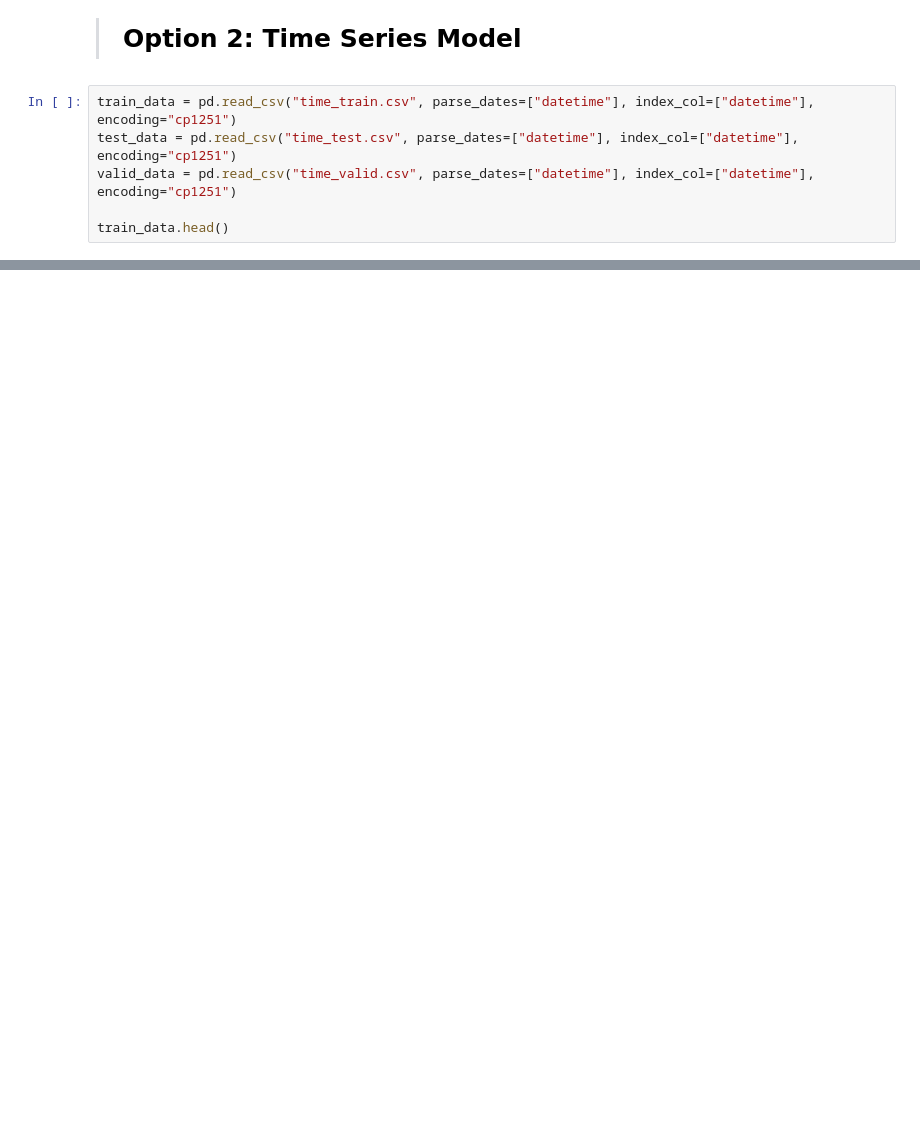
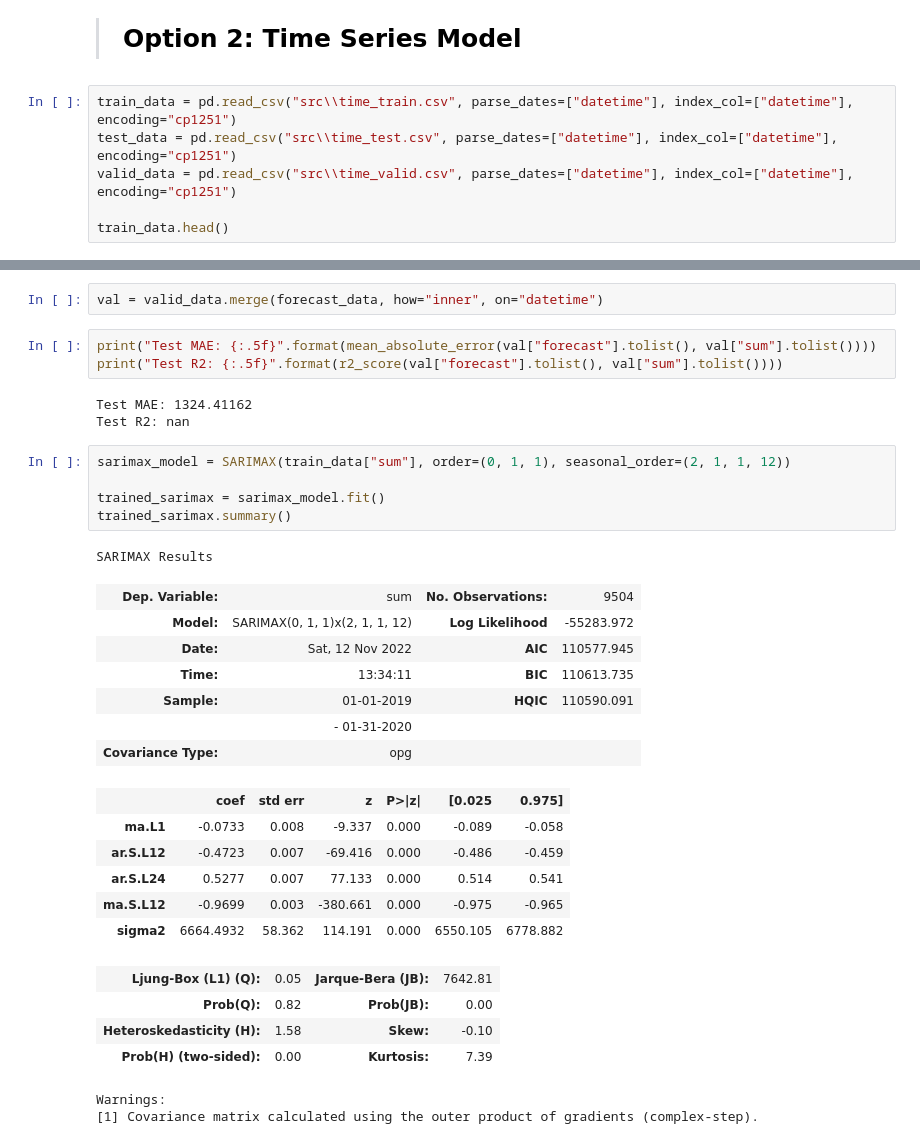
Before and after one commit to mdvdv/machine-learning-for-industrial-data, a Jupyter notebook: TASK 1/model_training.ipynb, the cells around one changed output, grey strips where cells are left out. Cells and saved outputs as stored; diff of their text form; blank space fills up the shorter version.

```diff
--- a/TASK 1/model_training.ipynb
+++ b/TASK 1/model_training.ipynb
@@ -188,8 +318,8 @@ eli5.show_weights(importance, feature_names=X_valid.columns.tolist())
     </a>
 </blockquote>
 # %%
-train_data = pd.read_csv("time_train.csv", parse_dates=["datetime"], index_col=["datetime"], encoding="cp1251")
-test_data = pd.read_csv("time_test.csv", parse_dates=["datetime"], index_col=["datetime"], encoding="cp1251")
-valid_data = pd.read_csv("time_valid.csv", parse_dates=["datetime"], index_col=["datetime"], encoding="cp1251")
+train_data = pd.read_csv("src\\time_train.csv", parse_dates=["datetime"], index_col=["datetime"], encoding="cp1251")
+test_data = pd.read_csv("src\\time_test.csv", parse_dates=["datetime"], index_col=["datetime"], encoding="cp1251")
+valid_data = pd.read_csv("src\\time_valid.csv", parse_dates=["datetime"], index_col=["datetime"], encoding="cp1251")
 
 train_data.head()
@@ -204,0 +354,34 @@ forecast = result.predict(
+# %%
+val = valid_data.merge(forecast_data, how="inner", on="datetime")
+# %%
+print("Test MAE: {:.5f}".format(mean_absolute_error(val["forecast"].tolist(), val["sum"].tolist())))
+print("Test R2: {:.5f}".format(r2_score(val["forecast"].tolist(), val["sum"].tolist())))
+# %% [output]
+Test MAE: 1324.41162
+Test R2: nan
+# %%
+sarimax_model = SARIMAX(train_data["sum"], order=(0, 1, 1), seasonal_order=(2, 1, 1, 12))
+
+trained_sarimax = sarimax_model.fit()
+trained_sarimax.summary()
+# %% [output]
+SARIMAX Results
+| Dep. Variable: | sum | No. Observations: | 9504 |
+| Model: | SARIMAX(0, 1, 1)x(2, 1, 1, 12) | Log Likelihood | -55283.972 |
+| Date: | Sat, 12 Nov 2022 | AIC | 110577.945 |
+| Time: | 13:34:11 | BIC | 110613.735 |
+| Sample: | 01-01-2019 | HQIC | 110590.091 |
+|  | - 01-31-2020 |  |  |
+| Covariance Type: | opg |  |  |
+|  | coef | std err | z | P>|z| | [0.025 | 0.975] |
+| ma.L1 | -0.0733 | 0.008 | -9.337 | 0.000 | -0.089 | -0.058 |
+| ar.S.L12 | -0.4723 | 0.007 | -69.416 | 0.000 | -0.486 | -0.459 |
+| ar.S.L24 | 0.5277 | 0.007 | 77.133 | 0.000 | 0.514 | 0.541 |
+| ma.S.L12 | -0.9699 | 0.003 | -380.661 | 0.000 | -0.975 | -0.965 |
+| sigma2 | 6664.4932 | 58.362 | 114.191 | 0.000 | 6550.105 | 6778.882 |
+| Ljung-Box (L1) (Q): | 0.05 | Jarque-Bera (JB): | 7642.81 |
+| Prob(Q): | 0.82 | Prob(JB): | 0.00 |
+| Heteroskedasticity (H): | 1.58 | Skew: | -0.10 |
+| Prob(H) (two-sided): | 0.00 | Kurtosis: | 7.39 |
+Warnings:
+[1] Covariance matrix calculated using the outer product of gradients (complex-step).
```
Also changed, not shown: parts of 43 cells of this notebook.
